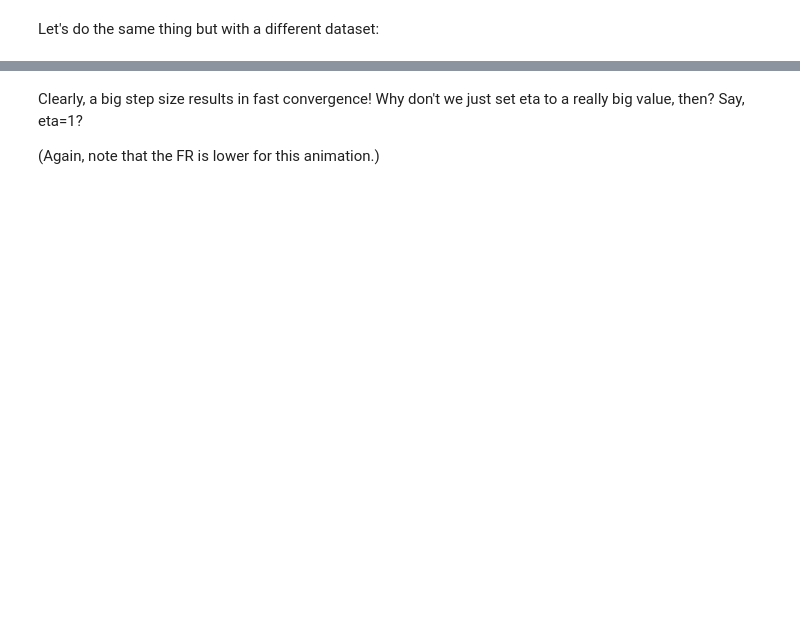
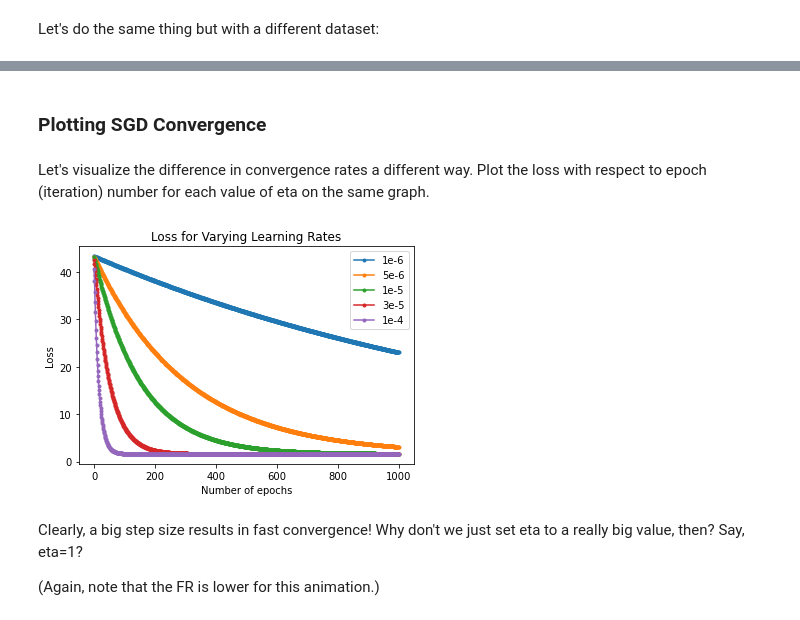
Before and after one commit to sukishore12/Caltech-CS155-2023, a Jupyter notebook: set1/src/3_notebook_part1.ipynb, the cells around one changed output, grey strips where cells are left out. Cells and saved outputs as stored; diff of their text form; code cells hidden in the pictures; blank space fills up the shorter version.

```diff
--- a/set1/src/3_notebook_part1.ipynb
+++ b/set1/src/3_notebook_part1.ipynb
@@ -214,3 +251,33 @@ Image(open('animation5.gif','rb').read())
+# %% [markdown]
+### Plotting SGD Convergence
+# %% [markdown]
+Let's visualize the difference in convergence rates a different way. Plot the loss with respect to epoch (iteration) number for each value of eta on the same graph.
+# %%
+'''Plotting SGD convergence'''
+
+#==============================================
+# TODO: For the given learning rates, plot the
+# loss for each epoch.
+#==============================================
+
+eta_vals = [1e-6, 5e-6, 1e-5, 3e-5, 1e-4]
+w_start = [0.01, 0.01]
+N_epochs = 1000
+epochs = [i for i in range(1000)]
+
+plt.figure()
+
+for eta in eta_vals:
+    W_curr, loss_curr = SGD(X1, Y1, w_start, eta, N_epochs)
+    plt.plot(epochs, loss_curr, marker = '.')
+
+plt.legend(('1e-6', '5e-6', '1e-5', '3e-5', '1e-4'), loc = 'best')
+plt.title(f'Loss for Varying Learning Rates')
+plt.xlabel('Number of epochs')
+plt.ylabel('Loss')
+plt.show()
+# %% [output]
+[figure, added]
 # %% [markdown]
 Clearly, a big step size results in fast convergence! Why don't we just set eta to a really big value, then? Say, eta=1?
 
```
Also changed, not shown: parts of 28 cells of this notebook, 29 other files.
